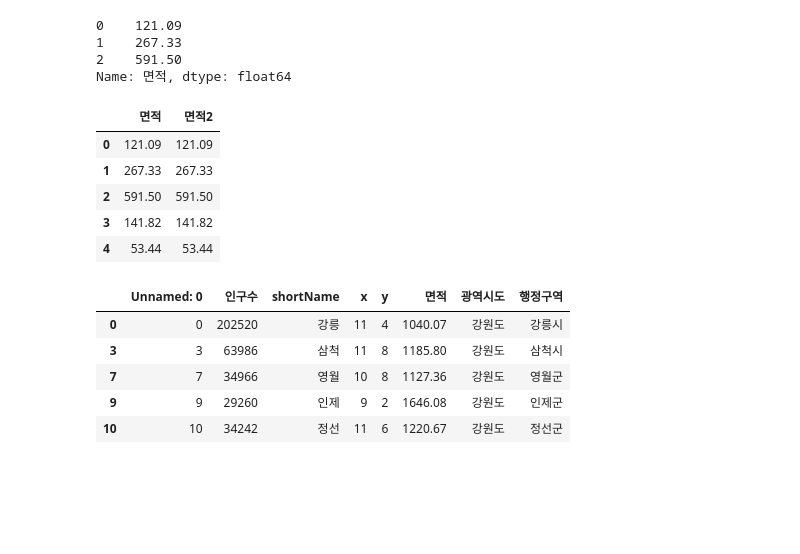
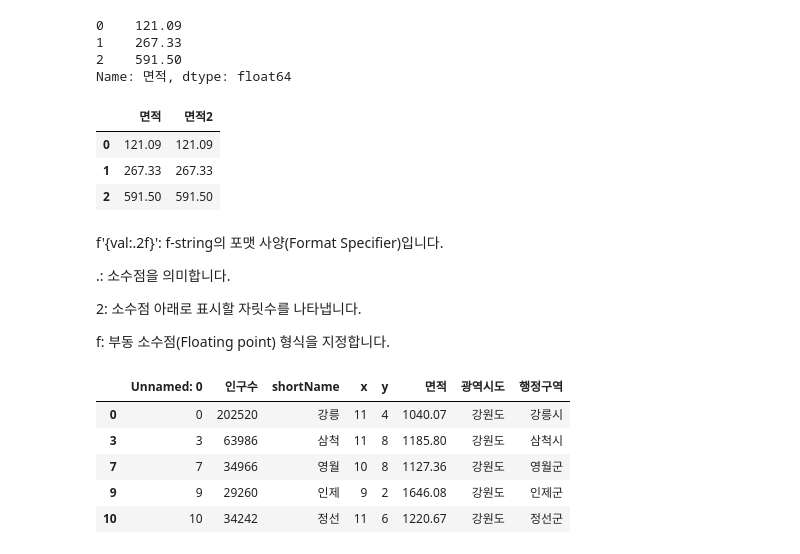
Before and after one commit to KOS-noise/Python_Webscraping_Analysis, a Jupyter notebook: 03.행정구역정보_분석과시각화.ipynb, the cells around one changed output. Saved outputs shown, nothing was run; the diff lists cells and outputs as text; code cells hidden in the pictures; blank space fills up the shorter version.

```diff
--- a/03.행정구역정보_분석과시각화.ipynb
+++ b/03.행정구역정보_분석과시각화.ipynb
@@ -418,15 +462,21 @@ gy_df['면적'].head(3) #소수점 둘째자리까지 나오네요
 2    591.50
 Name: 면적, dtype: float64
 # %%
-gy_df['면적2'] = gy_df['면적'].map(lambda val:f'{val:.2f}')
-gy_df[['면적','면적2']].head()
+gy_df['면적2'] = gy_df['면적'].map(lambda val:f'{val:.2f}') # 소수점 둘째 자리까지 고정하여 문자열로 변환
+gy_df[['면적','면적2']].head(3)
 # %% [output]
 |  | 면적 | 면적2 |
 | 0 | 121.09 | 121.09 |
 | 1 | 267.33 | 267.33 |
 | 2 | 591.50 | 591.50 |
-| 3 | 141.82 | 141.82 |
-| 4 | 53.44 | 53.44 |
+# %% [markdown]
+f'{val:.2f}': f-string의 포맷 사양(Format Specifier)입니다.
+
+.: 소수점을 의미합니다.
+
+2: 소수점 아래로 표시할 자릿수를 나타냅니다.
+
+f: 부동 소수점(Floating point) 형식을 지정합니다.
 # %%
 # 면적이 > 1000 큰 조건과 매핑되는 새로운 DataFrame 생성 area_1000 라는 변수에 저장하기
 # 컬럼명은 ['행정구역', '인구수', '면적']
```
Also changed, not shown: parts of 28 cells of this notebook, 3 other files.
